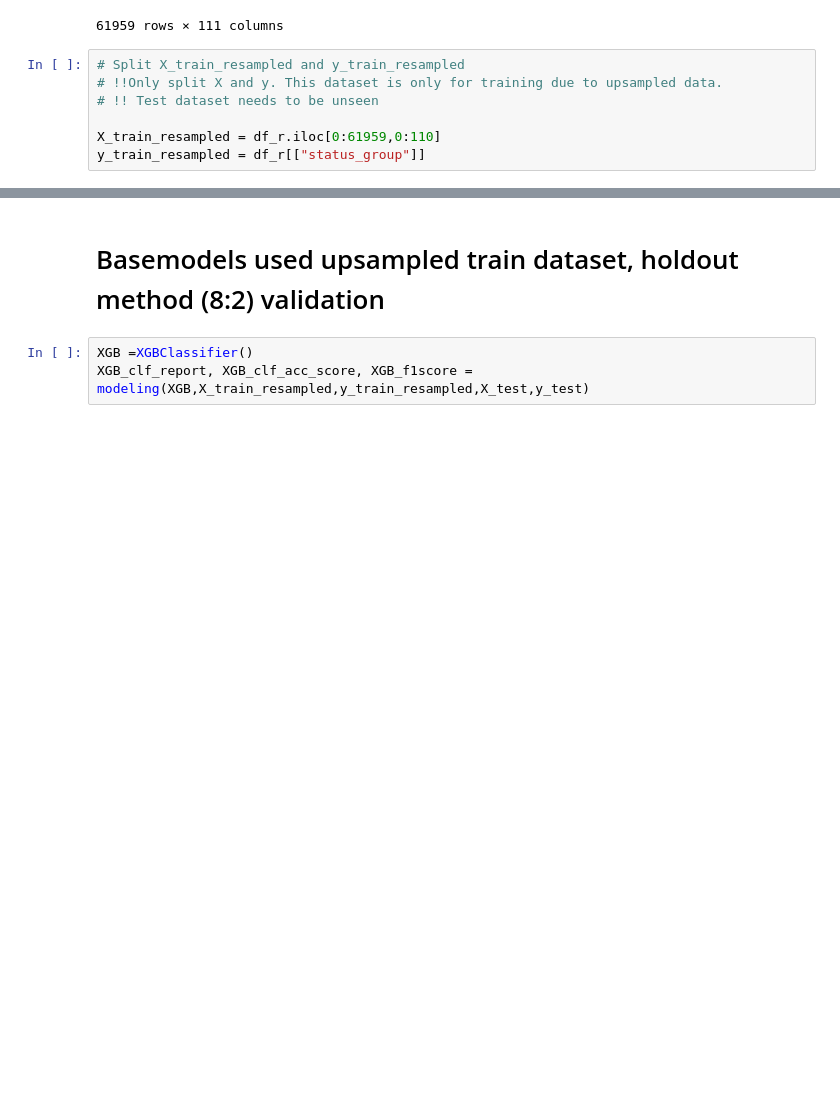
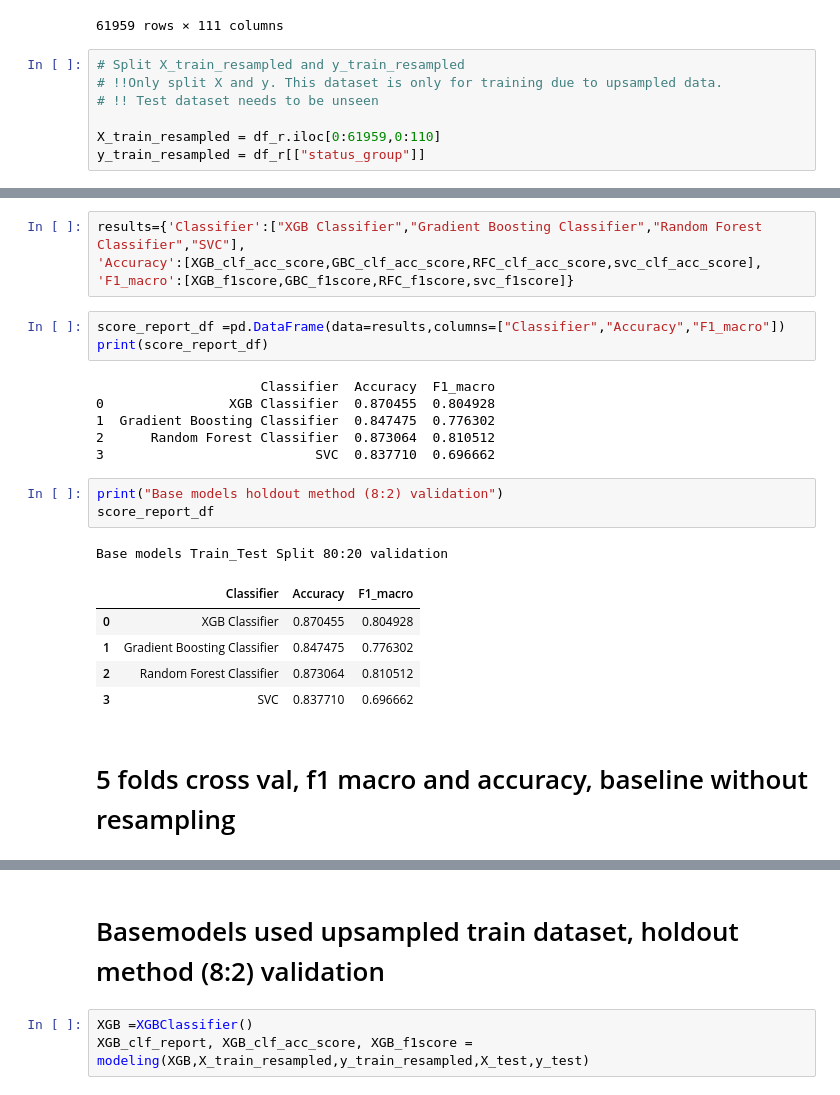
Before and after one commit to yukaberry/portfolio_tanzania_water_pumps, a Jupyter notebook: experiment4.ipynb, the cells around one changed output, grey strips where cells are left out. Cells and saved outputs as stored; diff of their text form; blank space fills up the shorter version.

```diff
--- a/Untitled.ipynb
+++ b/experiment4.ipynb
@@ -115,0 +132,25 @@ Name: status_group, dtype: int64
+# %%
+results={'Classifier':["XGB Classifier","Gradient Boosting Classifier","Random Forest Classifier","SVC"],
+'Accuracy':[XGB_clf_acc_score,GBC_clf_acc_score,RFC_clf_acc_score,svc_clf_acc_score],
+'F1_macro':[XGB_f1score,GBC_f1score,RFC_f1score,svc_f1score]}
+# %%
+score_report_df =pd.DataFrame(data=results,columns=["Classifier","Accuracy","F1_macro"])
+print(score_report_df)
+# %% [output]
+                     Classifier  Accuracy  F1_macro
+0                XGB Classifier  0.870455  0.804928
+1  Gradient Boosting Classifier  0.847475  0.776302
+2      Random Forest Classifier  0.873064  0.810512
+3                           SVC  0.837710  0.696662
+# %%
+print("Base models holdout method (8:2) validation")
+score_report_df
+# %% [output]
+Base models Train_Test Split 80:20 validation
+|  | Classifier | Accuracy | F1_macro |
+| 0 | XGB Classifier | 0.870455 | 0.804928 |
+| 1 | Gradient Boosting Classifier | 0.847475 | 0.776302 |
+| 2 | Random Forest Classifier | 0.873064 | 0.810512 |
+| 3 | SVC | 0.837710 | 0.696662 |
+# %% [markdown]
+# 5 folds cross val, f1 macro and accuracy, baseline without resampling
```
Also changed, not shown: parts of 19 cells of this notebook, 4 other files.
